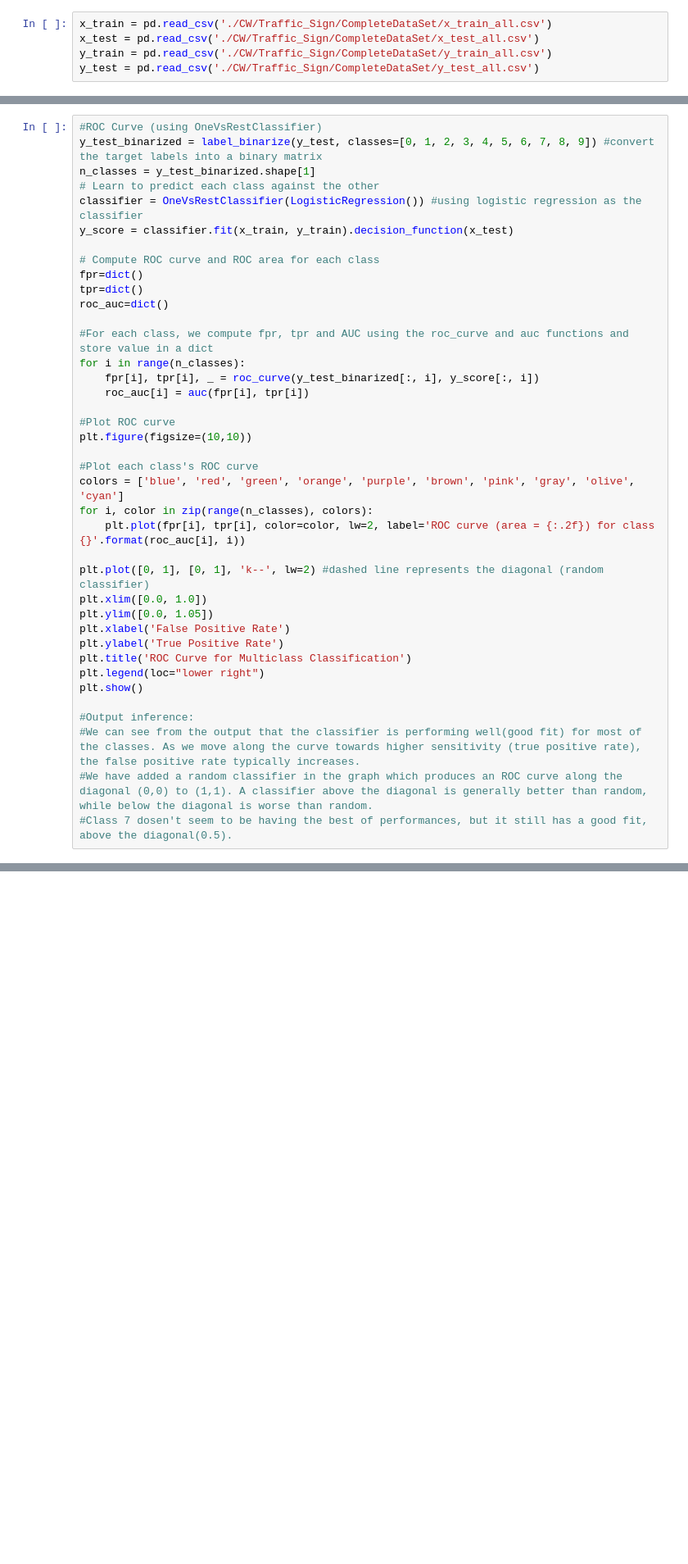
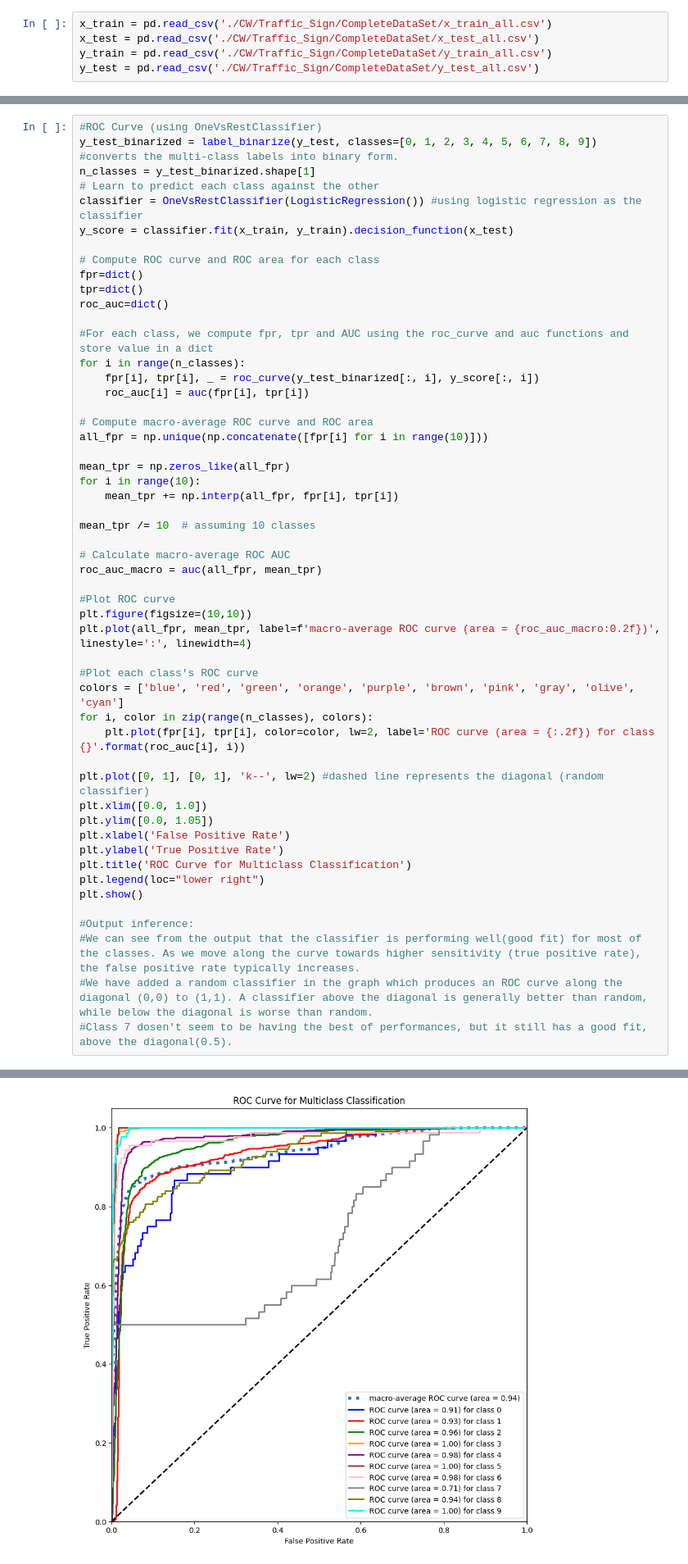
Before and after one commit to Danish3848/F20DL, a Jupyter notebook: Testing_out_Datasets.ipynb, the cells around one changed output, grey strips where cells are left out. Shown at 82% size. Cells and saved outputs as stored; diff of their text form; blank space fills up the shorter version.

```diff
--- a/Testing_out_Datasets.ipynb
+++ b/Testing_out_Datasets.ipynb
@@ -193,6 +456,6 @@ print(classification_report(y_test, y_pred)) #precision, recall, f1-score, suppo
 # %%
 #ROC Curve (using OneVsRestClassifier)
-y_test_binarized = label_binarize(y_test, classes=[0, 1, 2, 3, 4, 5, 6, 7, 8, 9]) #convert the target labels into a binary matrix
+y_test_binarized = label_binarize(y_test, classes=[0, 1, 2, 3, 4, 5, 6, 7, 8, 9]) #converts the multi-class labels into binary form.
 n_classes = y_test_binarized.shape[1]
 # Learn to predict each class against the other
 classifier = OneVsRestClassifier(LogisticRegression()) #using logistic regression as the classifier
@@ -208,8 +471,21 @@ for i in range(n_classes):
     fpr[i], tpr[i], _ = roc_curve(y_test_binarized[:, i], y_score[:, i])
     roc_auc[i] = auc(fpr[i], tpr[i])
 
+# Compute macro-average ROC curve and ROC area
+all_fpr = np.unique(np.concatenate([fpr[i] for i in range(10)]))
+
+mean_tpr = np.zeros_like(all_fpr)
+for i in range(10):
+    mean_tpr += np.interp(all_fpr, fpr[i], tpr[i])
+
+mean_tpr /= 10  # assuming 10 classes
+
+# Calculate macro-average ROC AUC
+roc_auc_macro = auc(all_fpr, mean_tpr)
+
 #Plot ROC curve
 plt.figure(figsize=(10,10))
+plt.plot(all_fpr, mean_tpr, label=f'macro-average ROC curve (area = {roc_auc_macro:0.2f})', linestyle=':', linewidth=4)
 
 #Plot each class's ROC curve
 colors = ['blue', 'red', 'green', 'orange', 'purple', 'brown', 'pink', 'gray', 'olive', 'cyan']
@@ -229,3 +505,4 @@ plt.show()
 #We can see from the output that the classifier is performing well(good fit) for most of the classes. As we move along the curve towards higher sensitivity (true positive rate), the false positive rate typically increases.
 #We have added a random classifier in the graph which produces an ROC curve along the diagonal (0,0) to (1,1). A classifier above the diagonal is generally better than random, while below the diagonal is worse than random.
 #Class 7 dosen't seem to be having the best of performances, but it still has a good fit, above the diagonal(0.5).
+# %% [output]
@@ -232,3 +510,4 @@ plt.show()
+[figure, added]
 # %%
 conf_matrix = confusion_matrix(y_test, y_pred)
 class_names = list(set(y_test) | set(y_pred))
```
Also changed, not shown: parts of 36 cells of this notebook, 1 other file.
